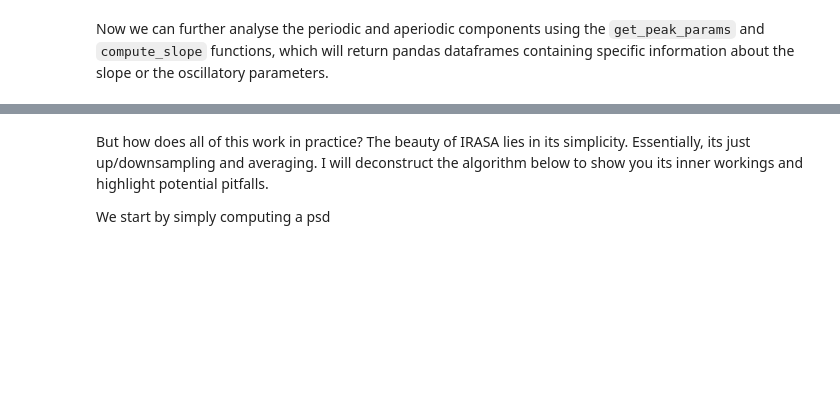
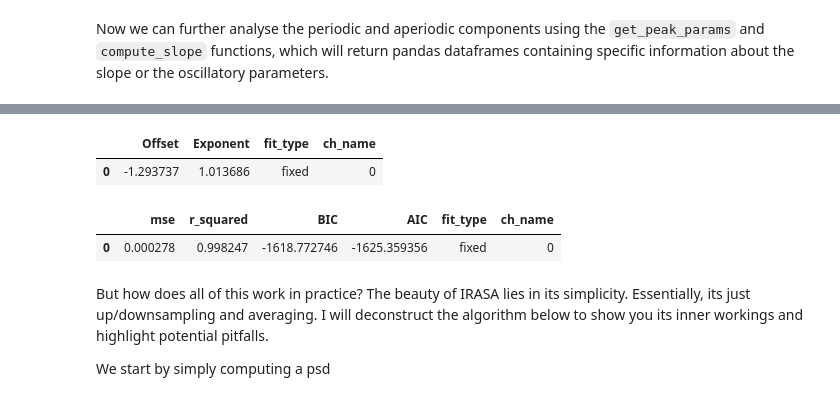
Before and after one commit to schmidtfa/pyrasa, a Jupyter notebook: examples/basic_functionality.ipynb, the cells around one changed output, grey strips where cells are left out. Cells and saved outputs as stored; diff of their text form; code cells hidden in the pictures; blank space fills up the shorter version.

```diff
--- a/examples/basic_functionality.ipynb
+++ b/examples/basic_functionality.ipynb
@@ -120,3 +74,15 @@ gof_params
+# %%
+# %% get aperiodic stuff
+slope_fit = irasa_out.get_slopes()
+slope_fit.aperiodic_params
+# %% [output]
+|  | Offset | Exponent | fit_type | ch_name |
+| 0 | -1.293737 | 1.013686 | fixed | 0 |
+# %%
+slope_fit.gof
+# %% [output]
+|  | mse | r_squared | BIC | AIC | fit_type | ch_name |
+| 0 | 0.000278 | 0.998247 | -1618.772746 | -1625.359356 | fixed | 0 |
 # %% [markdown]
 But how does all of this work in practice? The beauty of IRASA lies in its simplicity. Essentially, its just up/downsampling and averaging. I will deconstruct the algorithm below to show you its inner workings and highlight potential pitfalls.
 
```
Also changed, not shown: parts of 23 cells of this notebook, 2 other files.
